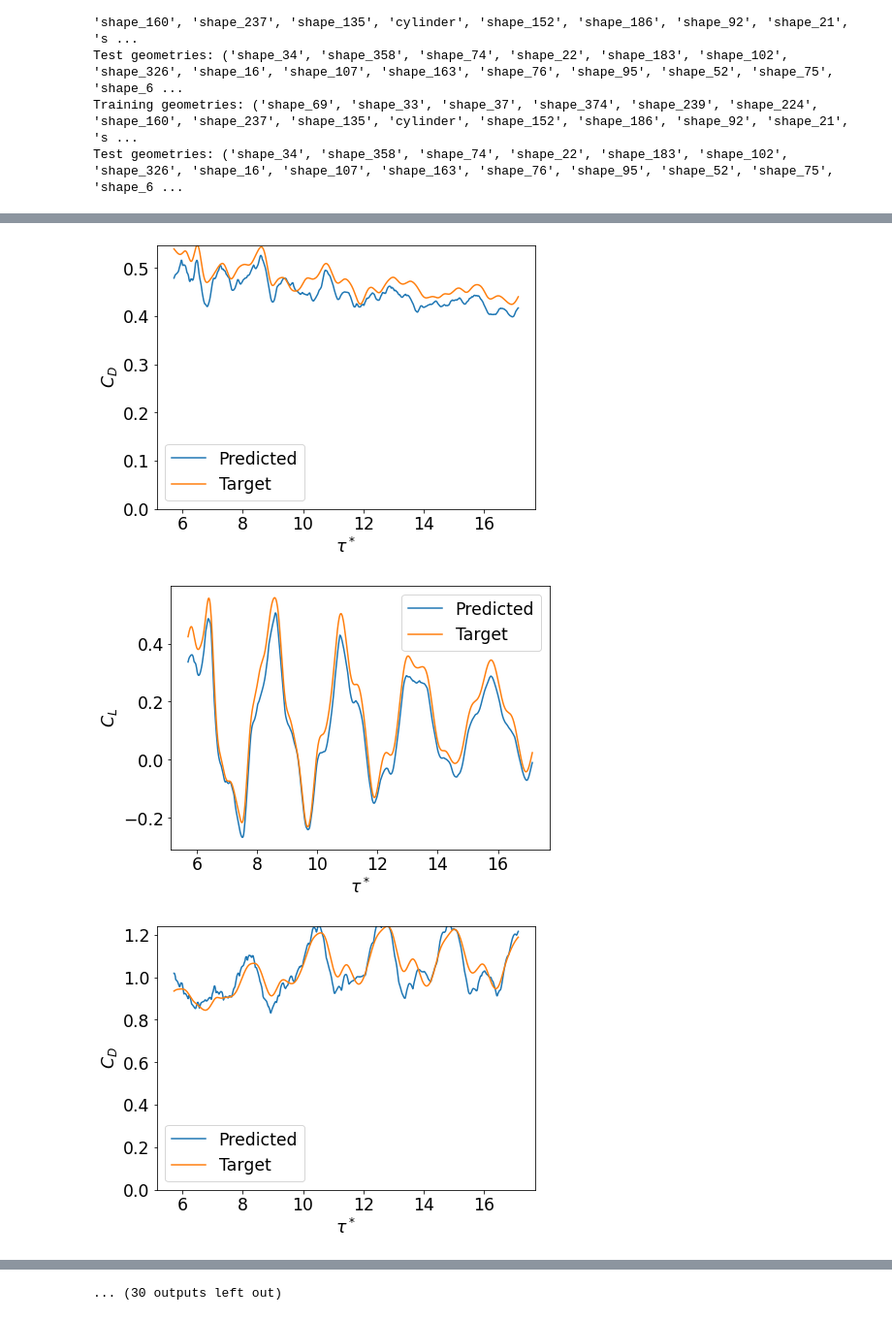
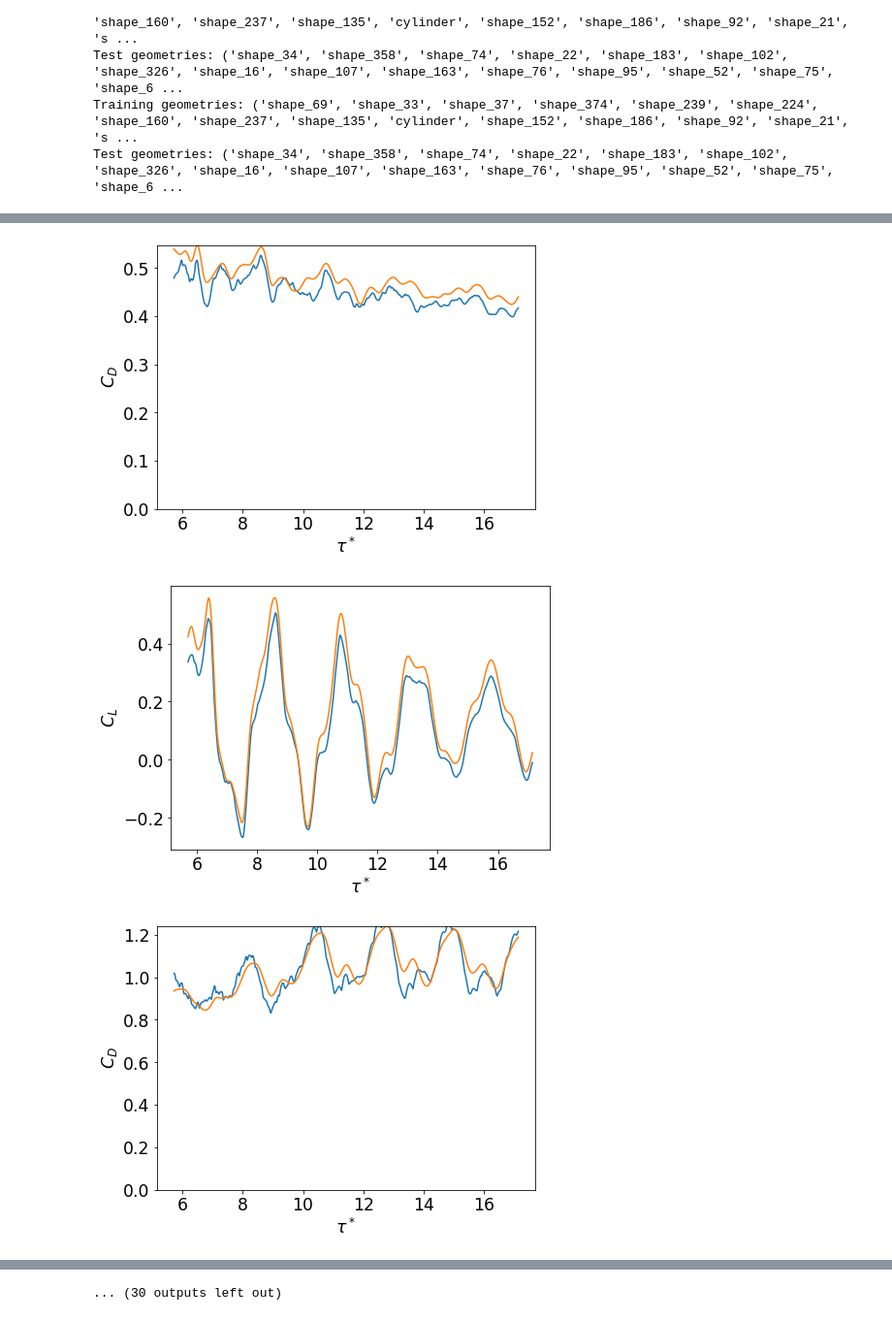
Before and after one commit to aligirayhanozbay/fr3D, a Jupyter notebook: lift_drag_pcterror.ipynb, the cells around one changed output, grey strips where cells are left out. Shown at 97% size. Drawn from its saved outputs; the diff is of its cells as text; code cells hidden in the pictures.

```diff
--- a/lift_drag_pcterror.ipynb
+++ b/lift_drag_pcterror.ipynb
@@ -341,6 +349,7 @@ params = {'legend.fontsize': 'xx-large',
          'ytick.labelsize':'xx-large'}
 pylab.rcParams.update(params)
 
+#TODO: automatically grab test geometry names
 test_geometry_names = ('shape_34', 'shape_358', 'shape_74', 'shape_22', 'shape_183', 'shape_102', 'shape_326', 'shape_16', 'shape_107', 'shape_163', 'shape_76', 'shape_95', 'shape_52', 'shape_75', 'shape_67', 'shape_159', 'shape_343', 'shape_46', 'shape_147', 'shape_86', 'shape_325')
 for shape_name in test_geometry_names:
     start_idx = 801*test_geometry_names.index(shape_name)
@@ -351,35 +360,35 @@ for shape_name in test_geometry_names:
     Lm = 3.5
     Uinf = 1.0
     rho = 1.0
     S = surface_area(datasetf[shape_name]['full_field_coords'][0])
     norm_factor = 0.5*rho*(Uinf**2)*S
     taun = Uinf*np.linspace(tstart, tend, end_idx - start_idx)/Lm
 
     plt.figure()
     pred_Cd = pred_forces[start_idx:end_idx,0]/norm_factor
     target_Cd = target_forces[start_idx:end_idx,0]/norm_factor
     plt.plot(taun,pred_Cd, label='Predicted')
     plt.plot(taun,target_Cd, label='Target')
-    plt.legend()
+    #plt.legend()
     plt.ylim(0.0, tf.reduce_max(target_Cd))
     plt.xlabel(r'$\tau^*$')
     plt.ylabel(r'$C_D$')
     plt.savefig(f'{shape_name}_Cd.pdf', bbox_inches='tight')
     plt.show()
     plt.close()
 
     plt.figure()
     pred_Cl = pred_forces[start_idx:end_idx,1]/norm_factor
     target_Cl = target_forces[start_idx:end_idx,1]/norm_factor
     plt.plot(taun, pred_Cl, label='Predicted')
     plt.plot(taun, target_Cl, label='Target')
-    plt.legend()
+    #plt.legend()
     plt.xlabel(r'$\tau^*$')
     plt.ylabel(r'$C_L$')
     plt.savefig(f'{shape_name}_Cl.pdf', bbox_inches='tight')
     plt.show()
     plt.close()
 # %% [output]
-[figure, old version]
+[figure, new version]
-[figure, old version]
+[figure, new version]
-[figure, old version]
+[figure, new version]
```
Also changed, not shown: parts of 7 cells of this notebook, 1 other file.
